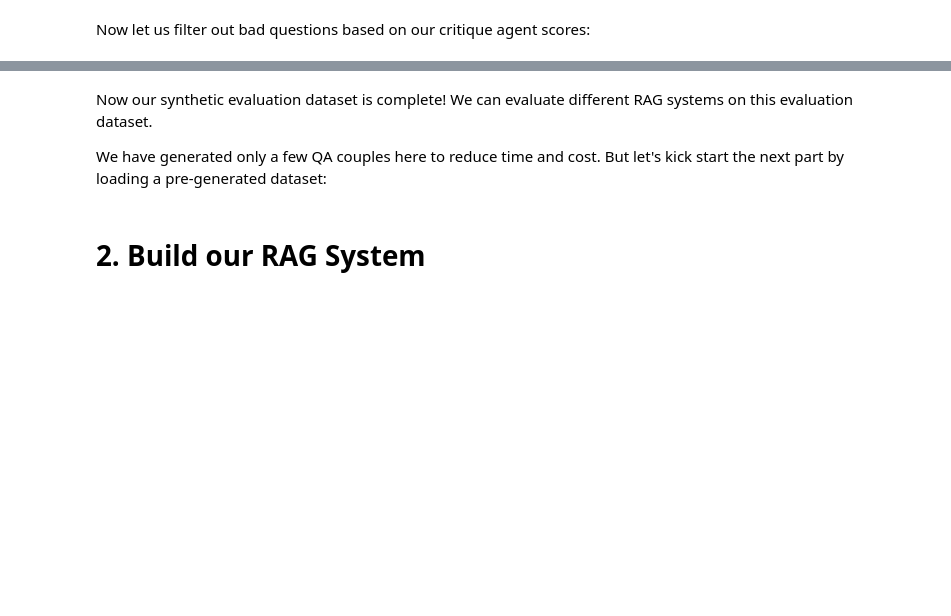
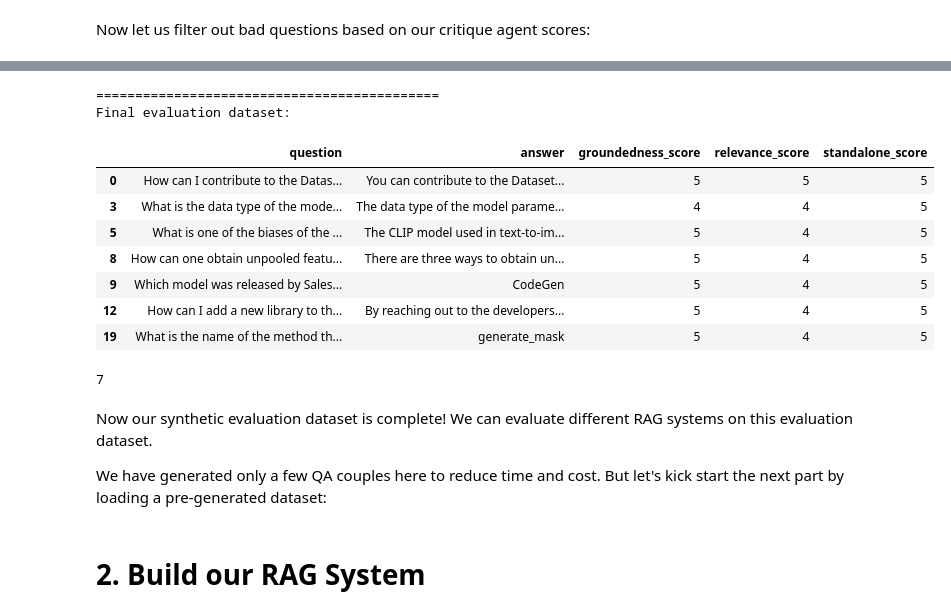
Before and after one commit to AwkwaBear/RAG-model-ee693b, a Jupyter notebook: refactor.ipynb, the cells around one changed output, grey strips where cells are left out. Cells and saved outputs as stored; diff of their text form; code cells hidden in the pictures; blank space fills up the shorter version.

```diff
--- a/refactor.ipynb
+++ b/refactor.ipynb
@@ -586,19 +622,33 @@ eval_dataset = datasets.Dataset.from_pandas(
 # %%
+# Here we print the final evaluation dataset
+
 print("============================================")
 print("Final evaluation dataset:")
 display(
-    generated_questions[
+    filtered_QA_questions[
         [
             "question",
             "answer",
             "groundedness_score",
             "relevance_score",
             "standalone_score",
         ]
     ]
 )
 
-display(len(generated_questions))
+display(len(filtered_QA_questions))
+# %% [output]
+============================================
+Final evaluation dataset:
+|  | question | answer | groundedness_score | relevance_score | standalone_score |
+| 0 | How can I contribute to the Datas... | You can contribute to the Dataset... | 5 | 5 | 5 |
+| 3 | What is the data type of the mode... | The data type of the model parame... | 4 | 4 | 5 |
+| 5 | What is one of the biases of the ... | The CLIP model used in text-to-im... | 5 | 4 | 5 |
+| 8 | How can one obtain unpooled featu... | There are three ways to obtain un... | 5 | 4 | 5 |
+| 9 | Which model was released by Sales... | CodeGen | 5 | 4 | 5 |
+| 12 | How can I add a new library to th... | By reaching out to the developers... | 5 | 4 | 5 |
+| 19 | What is the name of the method th... | generate_mask | 5 | 4 | 5 |
+7
 # %% [markdown]
 Now our synthetic evaluation dataset is complete! We can evaluate different RAG systems on this evaluation dataset.
 
```
Also changed, not shown: parts of 11 cells of this notebook.
